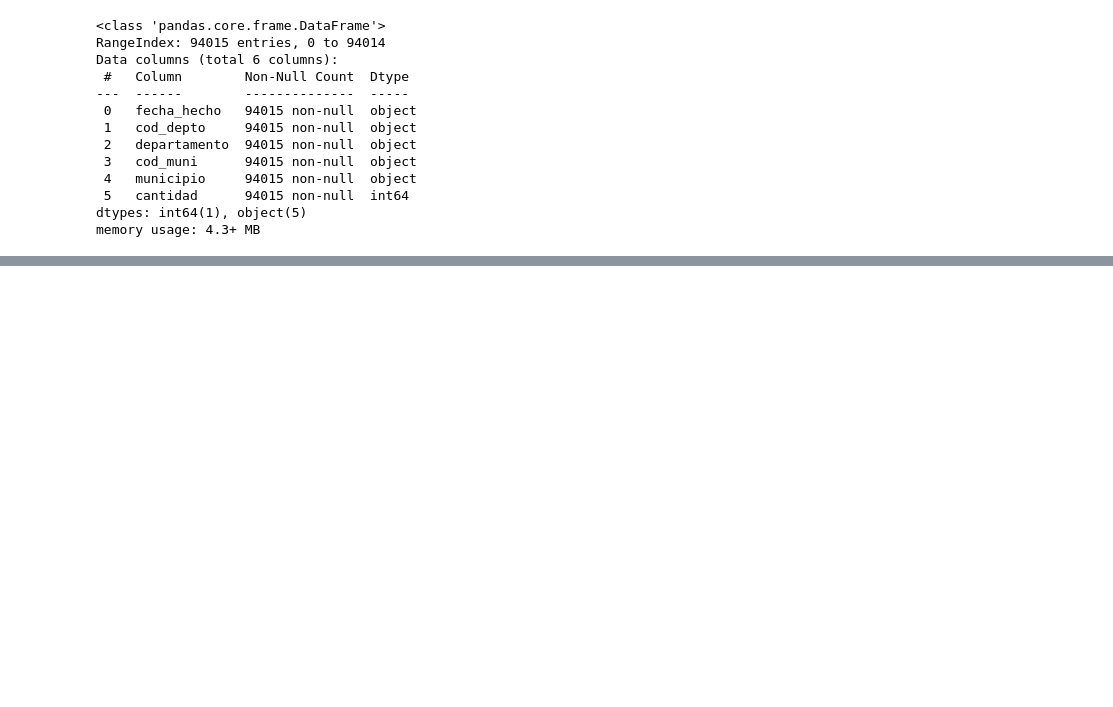
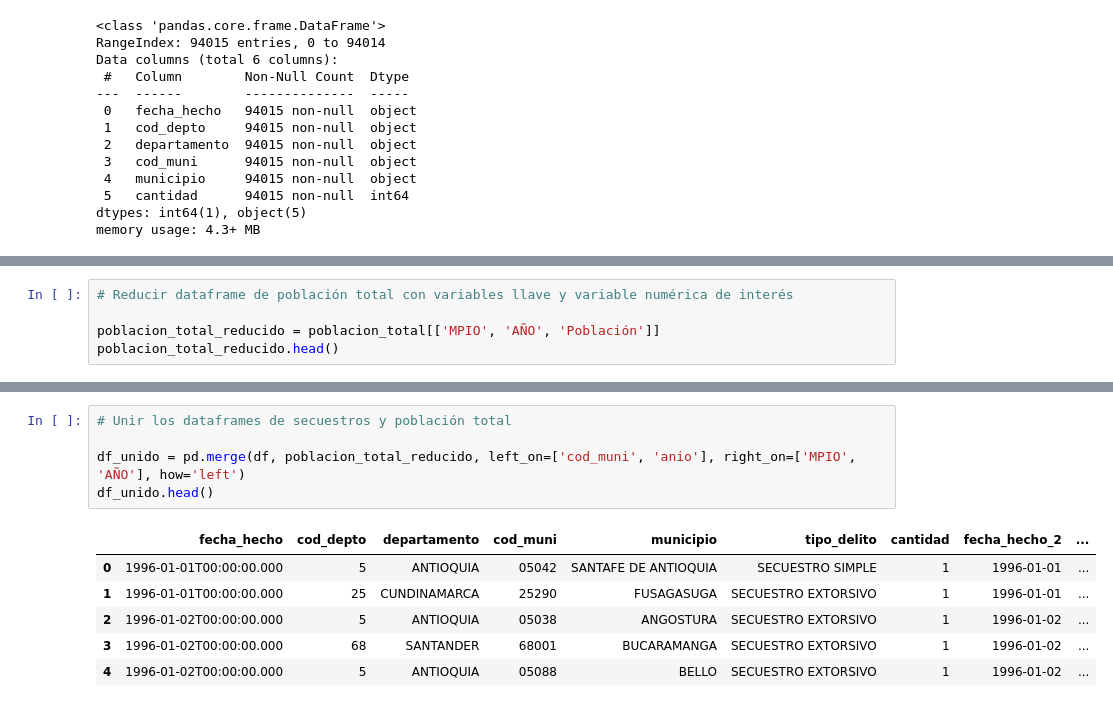
Before and after one commit to SPMINE-2425/repo_jaecheverrys, a Jupyter notebook: Código/exploracion_secuestros.ipynb, the cells around one changed output, grey strips where cells are left out. Cells and saved outputs as stored; diff of their text form; blank space fills up the shorter version.

```diff
--- a/Código/exploracion_secuestros.ipynb
+++ b/Código/exploracion_secuestros.ipynb
@@ -340,0 +459,5 @@ memory usage: 4.3+ MB
+# %%
+# Reducir dataframe de población total con variables llave y variable numérica de interés
+
+poblacion_total_reducido = poblacion_total[['MPIO', 'AÑO', 'Población']]
+poblacion_total_reducido.head()
@@ -340,0 +471,12 @@ memory usage: 4.3+ MB
+# %%
+# Unir los dataframes de secuestros y población total
+
+df_unido = pd.merge(df, poblacion_total_reducido, left_on=['cod_muni', 'anio'], right_on=['MPIO', 'AÑO'], how='left')
+df_unido.head()
+# %% [output]
+|  | fecha_hecho | cod_depto | departamento | cod_muni | municipio | tipo_delito | cantidad | fecha_hecho_2 | ... |
+| 0 | 1996-01-01T00:00:00.000 | 5 | ANTIOQUIA | 05042 | SANTAFE DE ANTIOQUIA | SECUESTRO SIMPLE | 1 | 1996-01-01 | ... |
+| 1 | 1996-01-01T00:00:00.000 | 25 | CUNDINAMARCA | 25290 | FUSAGASUGA | SECUESTRO EXTORSIVO | 1 | 1996-01-01 | ... |
+| 2 | 1996-01-02T00:00:00.000 | 5 | ANTIOQUIA | 05038 | ANGOSTURA | SECUESTRO EXTORSIVO | 1 | 1996-01-02 | ... |
+| 3 | 1996-01-02T00:00:00.000 | 68 | SANTANDER | 68001 | BUCARAMANGA | SECUESTRO EXTORSIVO | 1 | 1996-01-02 | ... |
+| 4 | 1996-01-02T00:00:00.000 | 5 | ANTIOQUIA | 05088 | BELLO | SECUESTRO EXTORSIVO | 1 | 1996-01-02 | ... |
```
Also changed, not shown: parts of 16 cells of this notebook.
